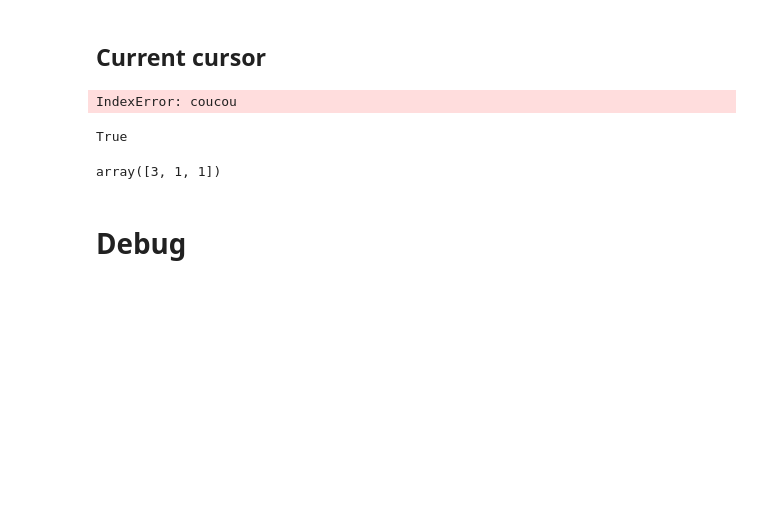
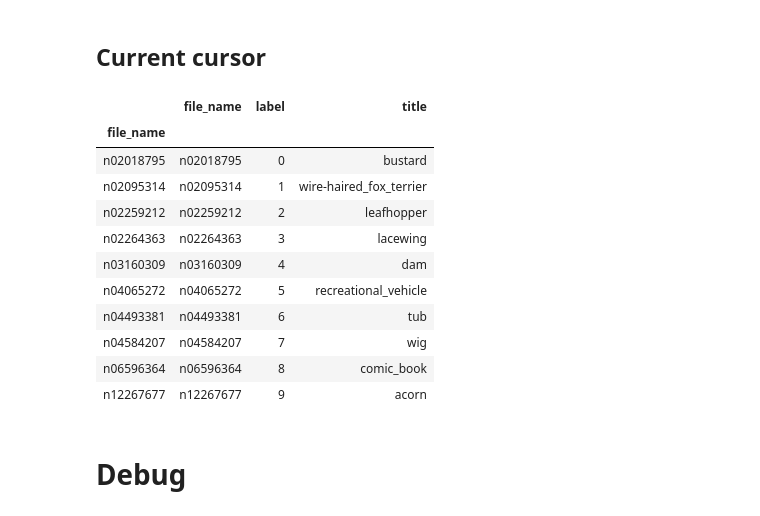
Before and after one commit to torchlurk/torchlurk, a Jupyter notebook: src/run_backend.ipynb, the cells around one changed output. Drawn from its saved outputs; the diff is of its cells as text; code cells hidden in the pictures; blank space fills up the shorter version.

```diff
--- a/src/run_backend.ipynb
+++ b/src/run_backend.ipynb
@@ -135,12 +158,0 @@ a = [1,2]
-# %%
-raise IndexError("coucou")
-# %% [output]
-IndexError: coucou
-# %%
-any([True,False])
-# %% [output]
-True
-# %%
-np.random.randint(1,5,3)
-# %% [output]
-array([3, 1, 1])
@@ -626,0 +159,21 @@ preprocess = transforms.Compose([
+# %%
+#watch out: once you chose a folder name for the computed images and a json name, the json name will point to that folder name exclusively.
+lurker = Lurk(model,preprocess,labels_path="../data/labels.txt"
+                              ,save_gen_imgs_dir='../results/trash/'
+                              ,save_json_path='../saved_model/trash.json'
+                              ,imgs_src_dir="../data/trashos/images/")
+# %%
+lurker.recreate_labels()
+# %% [output]
+|  | file_name | label | title |
+| file_name |  |  |  |
+| n02018795 | n02018795 | 0 | bustard |
+| n02095314 | n02095314 | 1 | wire-haired_fox_terrier |
+| n02259212 | n02259212 | 2 | leafhopper |
+| n02264363 | n02264363 | 3 | lacewing |
+| n03160309 | n03160309 | 4 | dam |
+| n04065272 | n04065272 | 5 | recreational_vehicle |
+| n04493381 | n04493381 | 6 | tub |
+| n04584207 | n04584207 | 7 | wig |
+| n06596364 | n06596364 | 8 | comic_book |
+| n12267677 | n12267677 | 9 | acorn |
```
Also changed, not shown: parts of 17 cells of this notebook, 3 other files.
